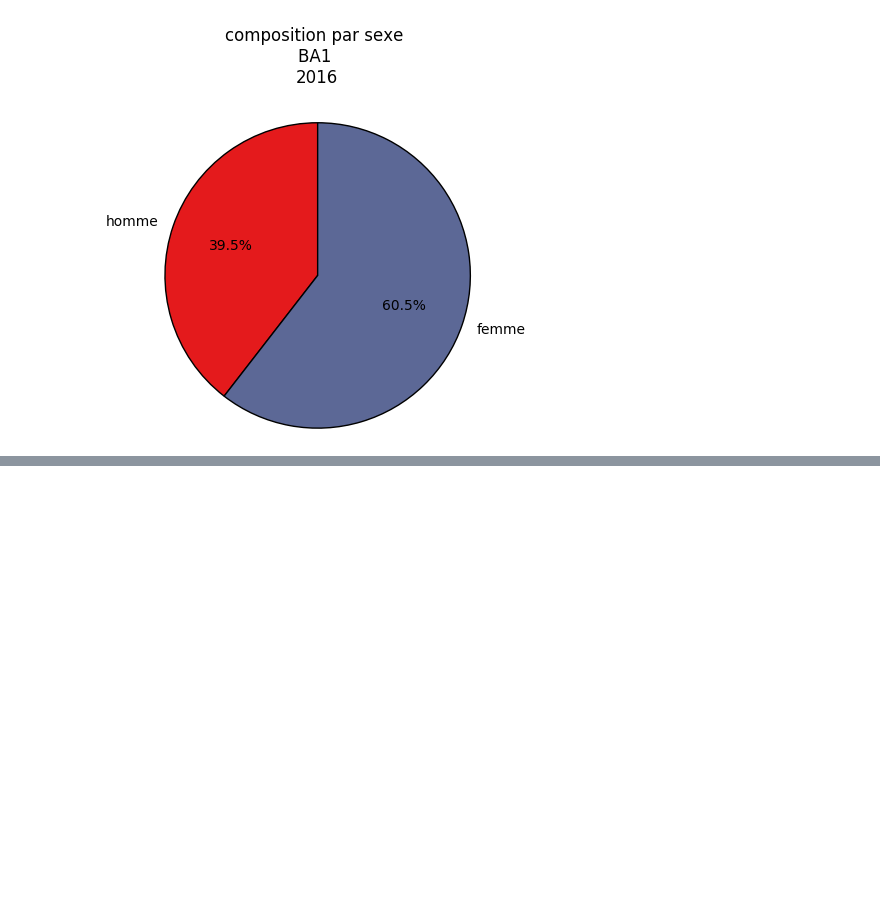
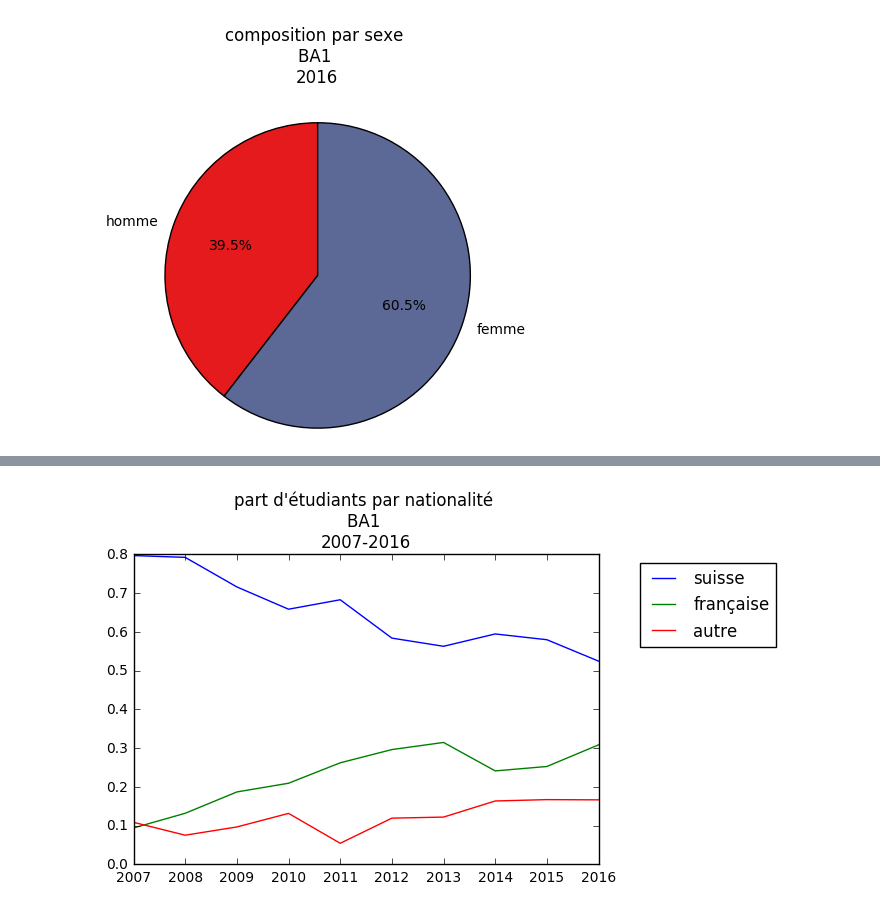
Before and after one commit to ilyaskurikhin/coachsort, a Jupyter notebook: stats.ipynb, the cells around one changed output, grey strips where cells are left out. Drawn from its saved outputs; the diff is of its cells as text; code cells hidden in the pictures; blank space fills up the shorter version.

Commit message:
added nat portion graph

```diff
--- a/stats.ipynb
+++ b/stats.ipynb
@@ -29,0 +30,4 @@ stats.plot_nationalities_by_year(classes,"nombre d'étudiants par nationalité \
+# %%
+stats.plot_nat_percentage_by_year(classes,"part d'étudiants par nationalité \nBA1 \n2007-2016")
+# %% [output]
+[figure, added]
```
Also changed, not shown: parts of 2 cells of this notebook, 1 other file.
